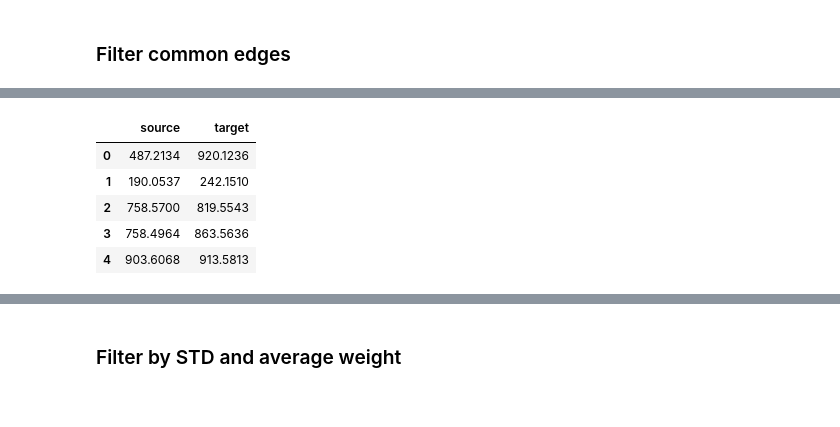
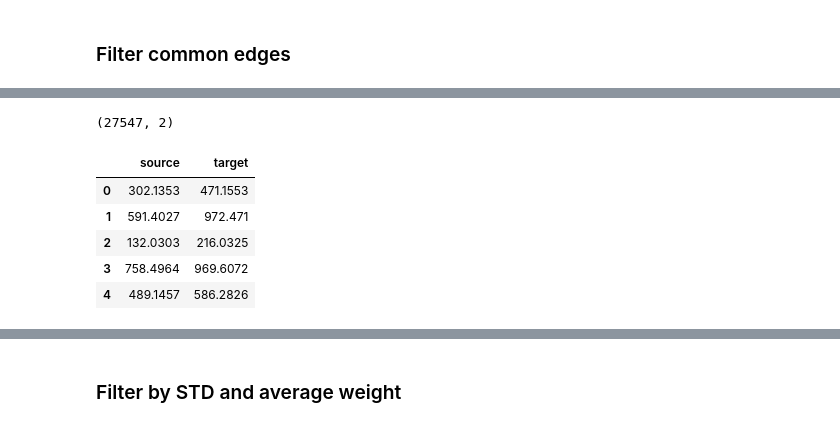
Before and after one commit to win7/GNN_Unsupervised, a Jupyter notebook: processing_dyn.ipynb, the cells around one changed output, grey strips where cells are left out. Cells and saved outputs as stored; diff of their text form; code cells hidden in the pictures.

```diff
--- a/processing_dyn.ipynb
+++ b/processing_dyn.ipynb
@@ -204,7 +225,7 @@ Num. of inliers: 1708904
 
 for group in tqdm(groups_id):
     dict_df_nodes = {}
-    for subgroup in subgroups_id[group]:
+    for subgroup in subgroups_id_dyn[group]: # dyn
         df_nodes = pd.read_csv("output/{}/preprocessing/graphs_data/nodes_data_{}_{}.csv".format(exp, group, subgroup))
         dict_df_nodes[subgroup] = df_nodes
 
@@ -213,8 +234,12 @@ for group in tqdm(groups_id):
     list_index = []
 
     for row in tqdm(df_edge_embeddings_concat_filter.itertuples()):
-        df_nodes = dict_df_nodes[str(row[-1])]
-        list_index.append((df_nodes.iloc[row[0][0], -1], df_nodes.iloc[row[0][1], -1]))
+        df_nodes = dict_df_nodes[subgroups_id_dyn[group][0]] # dyn
+        """ s = df_nodes.iloc[row[0][0], -1][1:] # dyn
+        t = df_nodes.iloc[row[0][1], -1][1:] # dyn
+        if s != t: # dyn
+            list_index.append((s, t)) """
+        list_index.append((df_nodes.iloc[row[0][0], -1][1:], df_nodes.iloc[row[0][1], -1][1:]))
 
     # set new index
     df_edge_embeddings_concat_filter.set_index([pd.Index(list_index)], inplace=True)
@@ -234,0 +262,7 @@ time: 6.26 ms (started: 2023-06-06 14:35:34 -05:00)
+# %%
+# filter diferente edges
+dict_df_edge_embeddings_concat_filter_ = {}
+for group in tqdm(groups_id):
+    df_edge_embeddings_concat_filter = dict_df_edge_embeddings_concat_filter[group]
+    df_edge_embeddings_concat_filter = df_edge_embeddings_concat_filter[df_edge_embeddings_concat_filter.index.get_level_values(0) != df_edge_embeddings_concat_filter.index.get_level_values(1)]
+    dict_df_edge_embeddings_concat_filter_[group] = df_edge_embeddings_concat_filter
@@ -234,0 +271,4 @@ time: 6.26 ms (started: 2023-06-06 14:35:34 -05:00)
+# %%
+df_edge_embeddings_concat_filter = dict_df_edge_embeddings_concat_filter_[groups_id[0]]
+print(df_edge_embeddings_concat_filter.shape)
+df_edge_embeddings_concat_filter.head()
@@ -238,7 +287,7 @@ time: 6.26 ms (started: 2023-06-06 14:35:34 -05:00)
 dict_df_edges_filter = {}
 for group in tqdm(groups_id):
     # count
-    df_edge_embeddings_concat_filter = dict_df_edge_embeddings_concat_filter[group]
+    df_edge_embeddings_concat_filter = dict_df_edge_embeddings_concat_filter_[group]
 
     df_edge_embeddings_concat_filter.reset_index(inplace=True)
     df_edge_embeddings_concat_filter = df_edge_embeddings_concat_filter[["level_0", "level_1"]].value_counts().to_frame()
@@ -254,10 +303,12 @@ time: 9.61 s (started: 2023-06-06 14:35:34 -05:00)
 # %%
-df_edges_filter = dict_df_edges_filter[groups_id[0]]
+df_edges_filter = dict_df_edges_filter[groups_id[1]]
+print(df_edges_filter.shape)
 df_edges_filter.head()
 # %% [output]
+(27547, 2)
 |  | source | target |
-| 0 | 487.2134 | 920.1236 |
-| 1 | 190.0537 | 242.1510 |
-| 2 | 758.5700 | 819.5543 |
-| 3 | 758.4964 | 863.5636 |
-| 4 | 903.6068 | 913.5813 |
+| 0 | 302.1353 | 471.1553 |
+| 1 | 591.4027 | 972.471 |
+| 2 | 132.0303 | 216.0325 |
+| 3 | 758.4964 | 969.6072 |
+| 4 | 489.1457 | 586.2826 |
```
Also changed, not shown: parts of 22 cells of this notebook, 4 other files.
